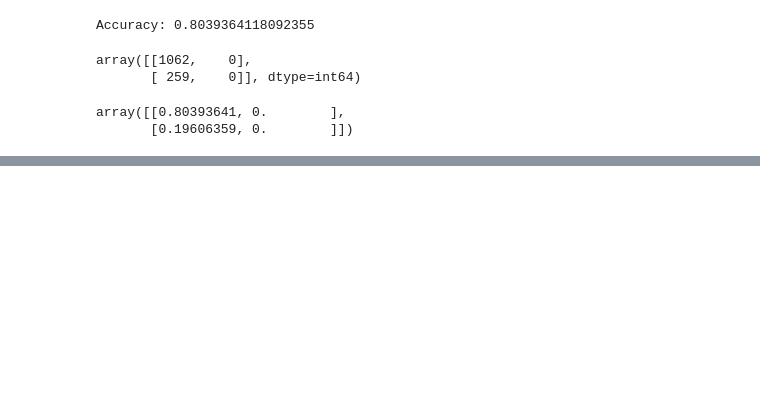
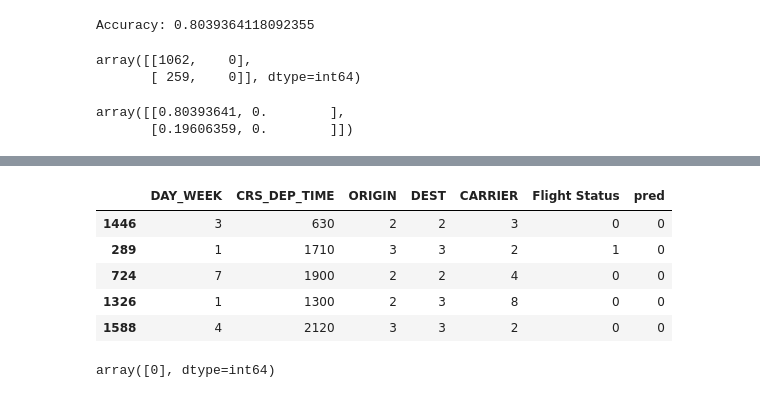
Before and after one commit to ErkCurley/Eric_ML, a Jupyter notebook: Assignment 3/Assignment 3.ipynb, the cells around one changed output, grey strips where cells are left out. Drawn from its saved outputs; the diff is of its cells as text; code cells hidden in the pictures; blank space fills up the shorter version.

```diff
--- a/Assignment 3/Assignment 3.ipynb
+++ b/Assignment 3/Assignment 3.ipynb
@@ -152,2 +208,2 @@ gnb = GaussianNB()
 # %%
-y_pred = gnb.fit(x_train, y_train).predict(x_test)
+y_pred = mnb.predict(x_test)
@@ -172,3 +258,5 @@ confusion_matrix(y_test, y_pred, normalize='all')
 # %% [output]
 array([[0.80393641, 0.        ],
        [0.19606359, 0.        ]])
+# %%
+y_test = y_test.to_frame()
@@ -174,0 +279,18 @@ array([[0.80393641, 0.        ],
+# %%
+y_test['pred'] = y_pred
+# %%
+results = x_test
+results = results.join(y_test)
+# %%
+results.head()
+# %% [output]
+|  | DAY_WEEK | CRS_DEP_TIME | ORIGIN | DEST | CARRIER | Flight Status | pred |
+| 1446 | 3 | 630 | 2 | 2 | 3 | 0 | 0 |
+| 289 | 1 | 1710 | 3 | 3 | 2 | 1 | 0 |
+| 724 | 7 | 1900 | 2 | 2 | 4 | 0 | 0 |
+| 1326 | 1 | 1300 | 2 | 3 | 8 | 0 | 0 |
+| 1588 | 4 | 2120 | 3 | 3 | 2 | 0 | 0 |
+# %%
+results['pred'].unique()
+# %% [output]
+array([0], dtype=int64)
```
Also changed, not shown: parts of 16 cells of this notebook.
